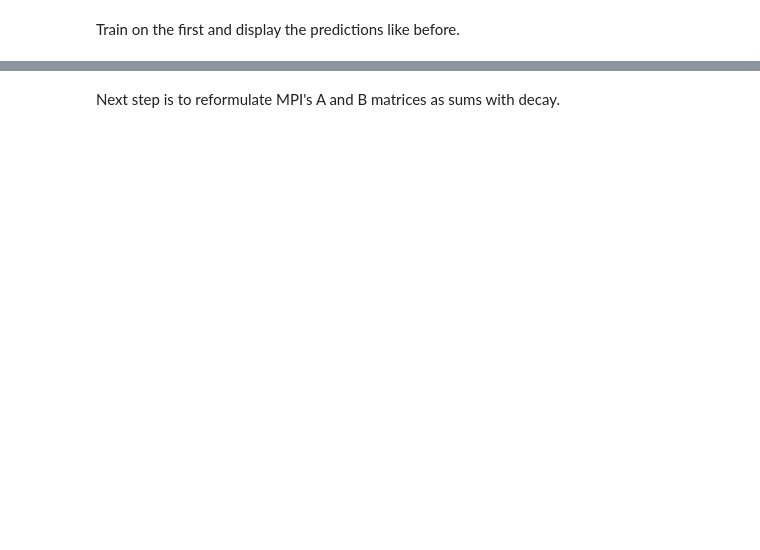
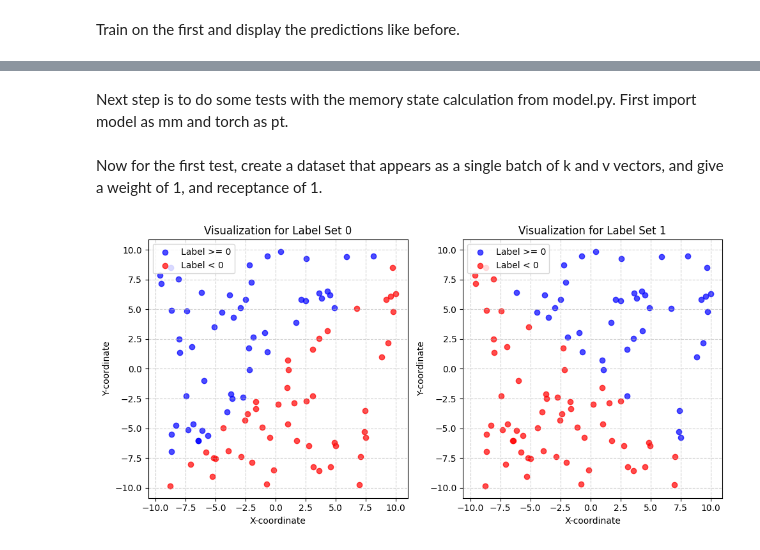
Before and after one commit to IanPTan/MoPeA, a Jupyter notebook: src/mpi_tests.ipynb, the cells around one changed output, grey strips where cells are left out. Cells and saved outputs as stored; diff of their text form; code cells hidden in the pictures; blank space fills up the shorter version.

```diff
--- a/src/mpi_tests.ipynb
+++ b/src/mpi_tests.ipynb
@@ -253,2 +251,2 @@ Gradient Descent loss: 0.30
 # %% [markdown]
-Next step is to reformulate MPI's A and B matrices as sums with decay.
+Next step is to do some tests with the memory state calculation from model.py. First import model as mm and torch as pt.
@@ -254,0 +256,17 @@ Next step is to reformulate MPI's A and B matrices as sums with decay.
+# %% [markdown]
+Now for the first test, create a dataset that appears as a single batch of k and v vectors, and give a weight of 1, and receptance of 1.
+# %%
+raw_k, raw_v = generate_dataset(100, (-10, 10), [
+    lambda x, y: (y > x) * 2 - 1,
+    lambda x, y: (y > -x) * 2 - 1,
+    ])
+
+k = pt.tensor(raw_k[None, ...], dtype=pt.float32)
+v = pt.tensor(raw_v[None, ...], dtype=pt.float32)
+
+r = pt.full((1, 100, 4), 1, dtype=pt.float32)
+w = pt.full((1, 100, 4), 1, dtype=pt.float32)
+
+plot_points(raw_k, raw_v)
+# %% [output]
+[figure, added]
```
Also changed, not shown: parts of 13 cells of this notebook.
